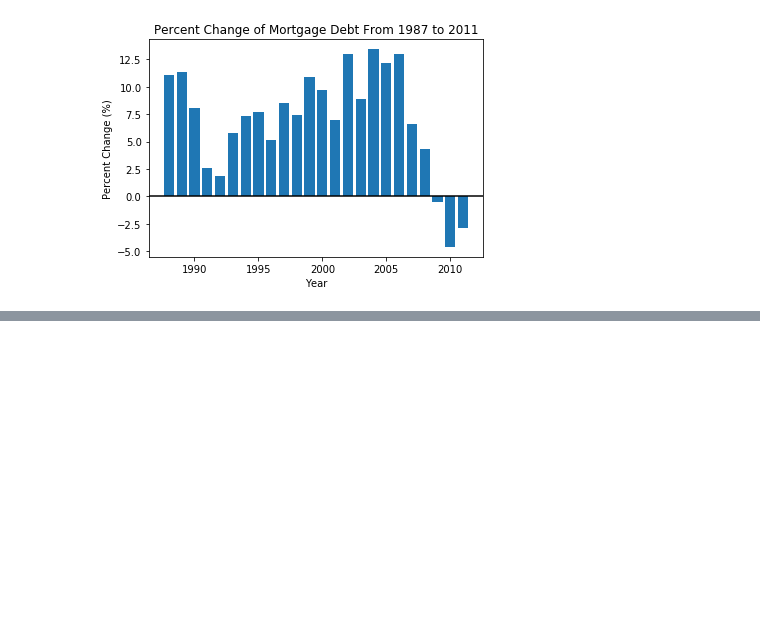
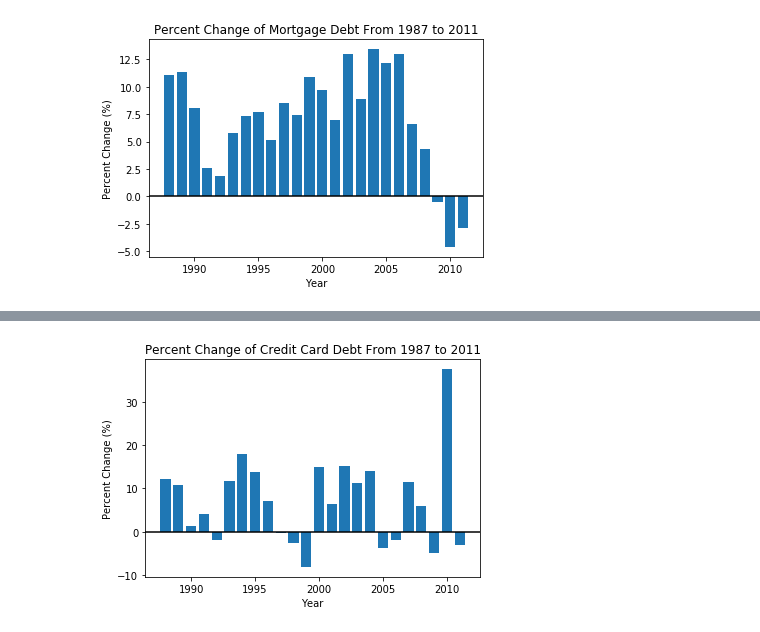
Before and after one commit to brownal05/project1, a Jupyter notebook: notebooks/Alex2.ipynb, the cells around one changed output, grey strips where cells are left out. Cells and saved outputs as stored; diff of their text form; code cells hidden in the pictures; blank space fills up the shorter version.

```diff
--- a/notebooks/Alex2.ipynb
+++ b/notebooks/Alex2.ipynb
@@ -389,0 +386,13 @@ plt.show()
+# %%
+
+plt.bar(percentage_delta_df['Year'],percentage_delta_df['Credit Cards'])
+plt.title('Percent Change of Credit Card Debt From 1987 to 2011')
+#plt.ylim(-10, 45)
+
+plt.xlabel('Year')
+plt.ylabel('Percent Change (%)')
+plt.axhline(0, color='black')
+plt.savefig('../clean_graphs/Credit_Card_per_debt_bar.png')
+plt.show()
+# %% [output]
+[figure, added]
```
Also changed, not shown: parts of 24 cells of this notebook, 6 other files.
